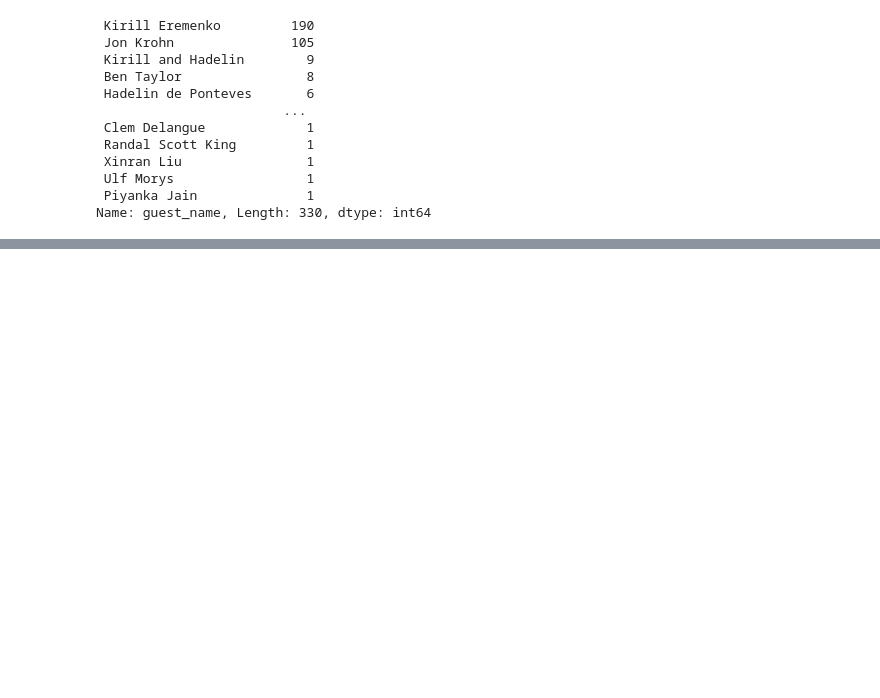
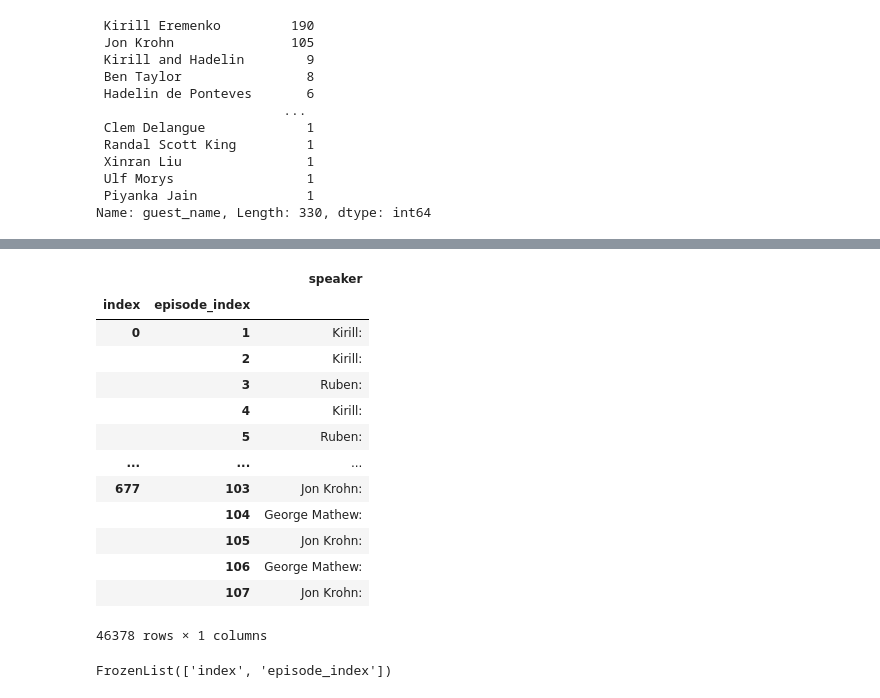
Before and after one commit to ashamaheshwari/SDS_podcast_analysis, a Jupyter notebook: notebooks/SDS_data_preprocessing.ipynb, the cells around one changed output, grey strips where cells are left out. Saved outputs shown, nothing was run; the diff lists cells and outputs as text; code cells hidden in the pictures; blank space fills up the shorter version.

```diff
--- a/notebooks/SDS_data_preprocessing.ipynb
+++ b/notebooks/SDS_data_preprocessing.ipynb
@@ -175,0 +187,21 @@ sds_split
+# %%
+sds_index
+# %% [output]
+|  |  | speaker |
+| index | episode_index |  |
+| 0 | 1 | Kirill: |
+|  | 2 | Kirill: |
+|  | 3 | Ruben: |
+|  | 4 | Kirill: |
+|  | 5 | Ruben: |
+| ... | ... | ... |
+| 677 | 103 | Jon Krohn: |
+|  | 104 | George Mathew: |
+|  | 105 | Jon Krohn: |
+|  | 106 | George Mathew: |
+|  | 107 | Jon Krohn: |
+46378 rows × 1 columns
+# %%
+sds_index.index.names
+# %% [output]
+FrozenList(['index', 'episode_index'])
```
Also changed, not shown: parts of 49 cells of this notebook.
